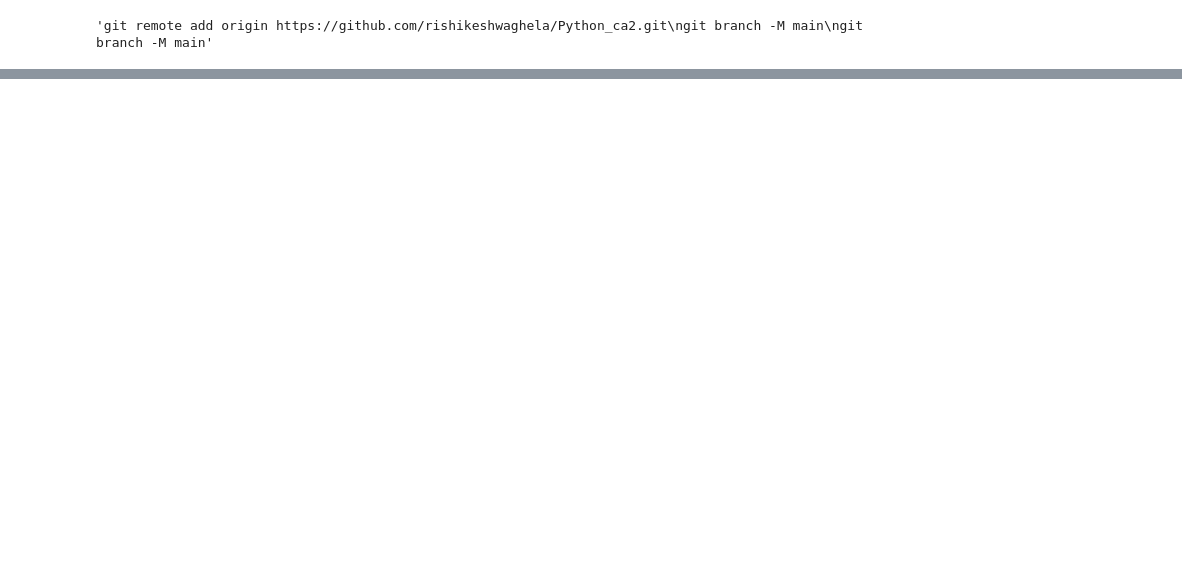
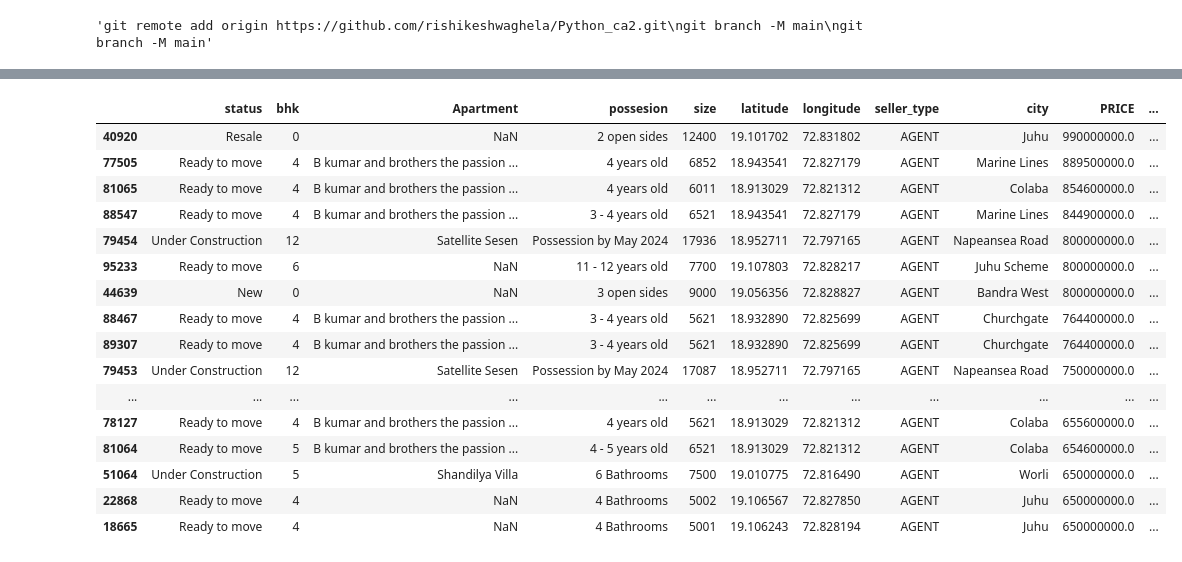
Before and after one commit to rishikeshwaghela/Python_ca2, a Jupyter notebook: final_ca2.ipynb, the cells around one changed output, grey strips where cells are left out. Saved outputs shown, nothing was run; the diff lists cells and outputs as text; code cells hidden in the pictures; blank space fills up the shorter version.

```diff
--- a/final_ca2.ipynb
+++ b/final_ca2.ipynb
@@ -363,0 +437,20 @@ git branch -M main"""
+# %%
+mumbai_city.sort_values("PRICE", ascending= False).head(20)
+# %% [output]
+|  | status | bhk | Apartment | possesion | size | latitude | longitude | seller_type | city | PRICE | ... |
+| 40920 | Resale | 0 | NaN | 2 open sides | 12400 | 19.101702 | 72.831802 | AGENT | Juhu | 990000000.0 | ... |
+| 77505 | Ready to move | 4 | B kumar and brothers the passion ... | 4 years old | 6852 | 18.943541 | 72.827179 | AGENT | Marine Lines | 889500000.0 | ... |
+| 81065 | Ready to move | 4 | B kumar and brothers the passion ... | 4 years old | 6011 | 18.913029 | 72.821312 | AGENT | Colaba | 854600000.0 | ... |
+| 88547 | Ready to move | 4 | B kumar and brothers the passion ... | 3 - 4 years old | 6521 | 18.943541 | 72.827179 | AGENT | Marine Lines | 844900000.0 | ... |
+| 79454 | Under Construction | 12 | Satellite Sesen | Possession by May 2024 | 17936 | 18.952711 | 72.797165 | AGENT | Napeansea Road | 800000000.0 | ... |
+| 95233 | Ready to move | 6 | NaN | 11 - 12 years old | 7700 | 19.107803 | 72.828217 | AGENT | Juhu Scheme | 800000000.0 | ... |
+| 44639 | New | 0 | NaN | 3 open sides | 9000 | 19.056356 | 72.828827 | AGENT | Bandra West | 800000000.0 | ... |
+| 88467 | Ready to move | 4 | B kumar and brothers the passion ... | 3 - 4 years old | 5621 | 18.932890 | 72.825699 | AGENT | Churchgate | 764400000.0 | ... |
+| 89307 | Ready to move | 4 | B kumar and brothers the passion ... | 3 - 4 years old | 5621 | 18.932890 | 72.825699 | AGENT | Churchgate | 764400000.0 | ... |
+| 79453 | Under Construction | 12 | Satellite Sesen | Possession by May 2024 | 17087 | 18.952711 | 72.797165 | AGENT | Napeansea Road | 750000000.0 | ... |
+| ... | ... | ... | ... | ... | ... | ... | ... | ... | ... | ... | ... |
+| 78127 | Ready to move | 4 | B kumar and brothers the passion ... | 4 years old | 5621 | 18.913029 | 72.821312 | AGENT | Colaba | 655600000.0 | ... |
+| 81064 | Ready to move | 5 | B kumar and brothers the passion ... | 4 - 5 years old | 6521 | 18.913029 | 72.821312 | AGENT | Colaba | 654600000.0 | ... |
+| 51064 | Under Construction | 5 | Shandilya Villa | 6 Bathrooms | 7500 | 19.010775 | 72.816490 | AGENT | Worli | 650000000.0 | ... |
+| 22868 | Ready to move | 4 | NaN | 4 Bathrooms | 5002 | 19.106567 | 72.827850 | AGENT | Juhu | 650000000.0 | ... |
+| 18665 | Ready to move | 4 | NaN | 4 Bathrooms | 5001 | 19.106243 | 72.828194 | AGENT | Juhu | 650000000.0 | ... |
```
Also changed, not shown: parts of 9 cells of this notebook.
